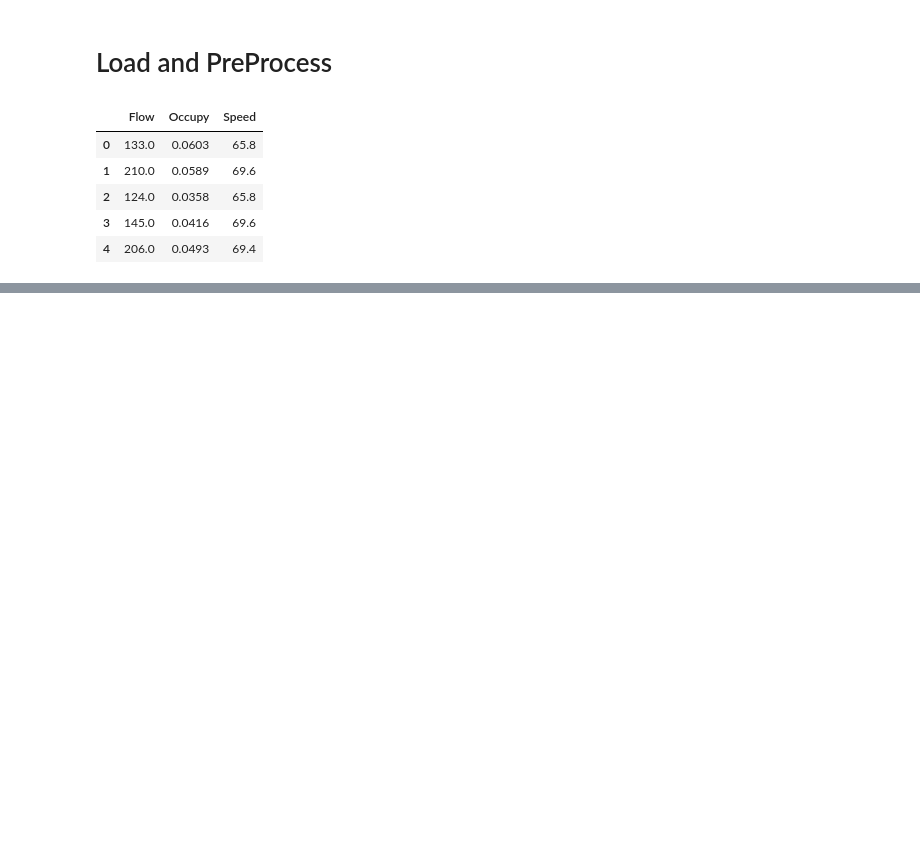
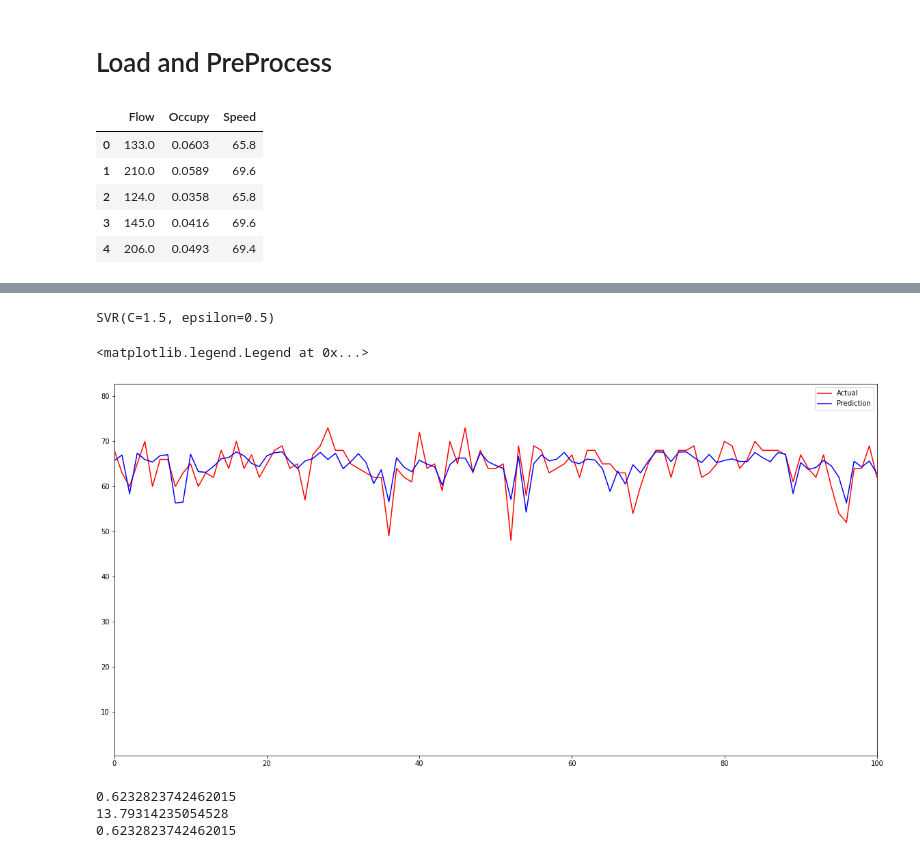
Before and after one commit to fredrikkortet/mt-hh, a Jupyter notebook: SVR.ipynb, the cells around one changed output, grey strips where cells are left out. Cells and saved outputs as stored; diff of their text form; code cells hidden in the pictures; blank space fills up the shorter version.

```diff
--- a/SVR.ipynb
+++ b/SVR.ipynb
@@ -80,0 +90,3 @@ plt.legend()
+# %%
+data_set = new_set.copy()
+data_set.head()
@@ -80,0 +100,24 @@ plt.legend()
+# %%
+
+X1 = data_set['Occupy'].values
+
+y1 = data_set['Speed'].values
+
+X_train1, X_test1, y_train1, y_test1 = train_test_split(X1, y1, test_size = 0.25)
+# %%
+model_speed = SVR(kernel = 'rbf', C=1.5, epsilon= 0.5)
+model_speed.fit(X_train1.reshape(-1,1),y_train1)
+# %% [output]
+SVR(C=1.5, epsilon=0.5)
+# %%
+y_pred1 = model_speed.predict(X_test1.reshape(-1,1))
+# %%
+plt.figure(figsize=(20,10))
+plt.plot(y_test1,color = 'red' , label = "Actual")
+plt.xlim(0,100)
+plt.plot(y_pred1,color = 'blue' , label = "Prediction")
+plt.xlim(0,100)
+plt.legend()
+# %% [output]
+<matplotlib.legend.Legend at 0x...>
+[figure, added]
@@ -80,0 +128,8 @@ plt.legend()
+# %%
+print(score1)
+print(mse1)
+print(r2s1)
+# %% [output]
+0.6232823742462015
+13.79314235054528
+0.6232823742462015
```
Also changed, not shown: parts of 17 cells of this notebook.
